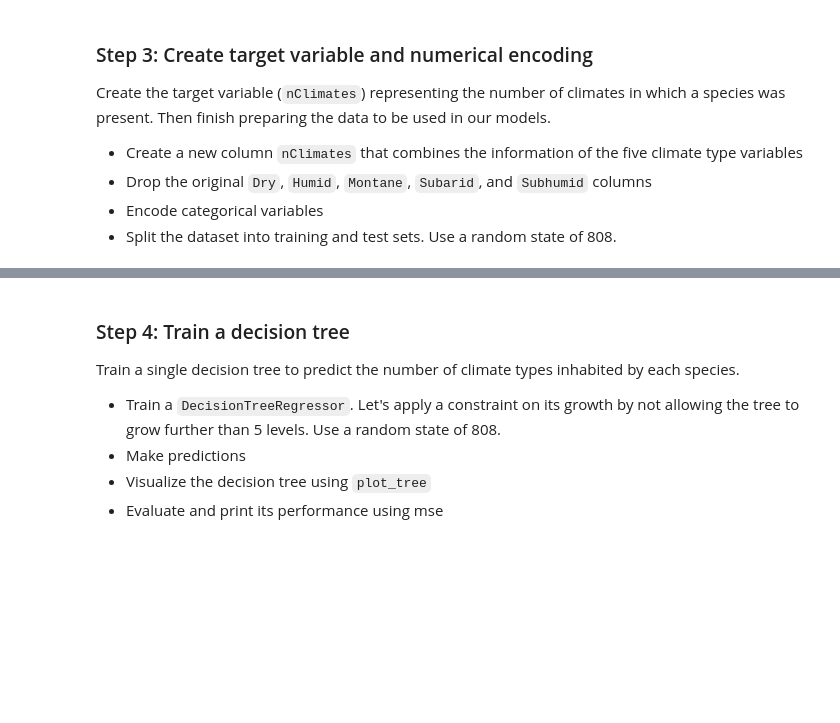
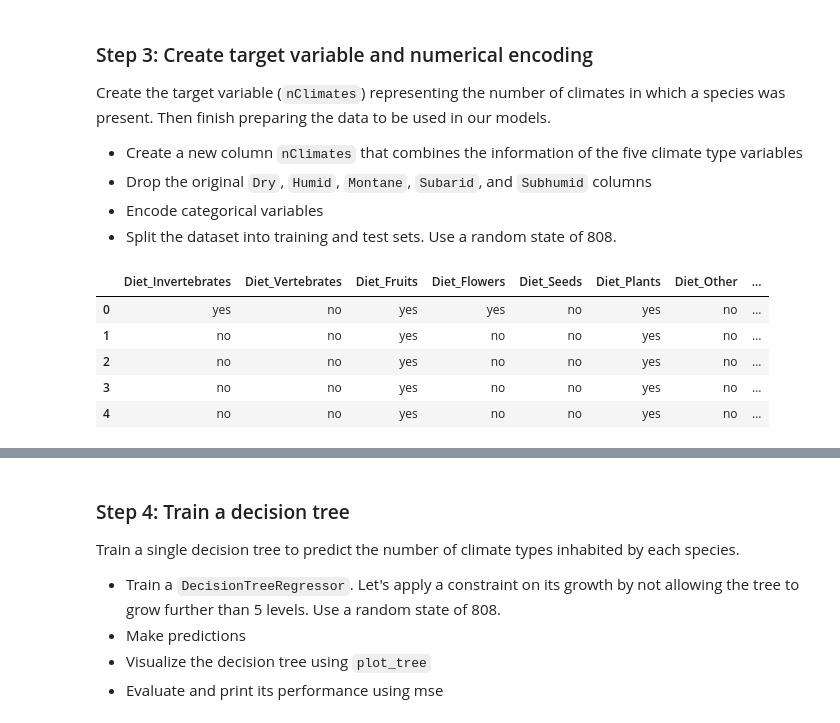
Before and after one commit to bgrazda/EDS232-labs, a Jupyter notebook: week6/lab6-mammal-traits.ipynb, the cells around one changed output, grey strips where cells are left out. Saved outputs shown, nothing was run; the diff lists cells and outputs as text; code cells hidden in the pictures; blank space fills up the shorter version.

```diff
--- a/week6/lab6-mammal-traits.ipynb
+++ b/week6/lab6-mammal-traits.ipynb
@@ -22,7 +23,7 @@ from sklearn.preprocessing import LabelEncoder
 Similar to last week, we will need to take some steps to get the data in a usable form. We again reformat the diet-related variable names to match this set: `Diet_Vertebrates`,
     `Diet_Fruits`, `Diet_Flowers`, `Diet_Seeds`, `Diet_Plants`, `Diet_Other`. Then drop columns that are not relevant functional traits or climate type variables.   Next, drop any remaining  variables that have greater than 40% of the observations missing. Print the final dataframe shape.
 # %%
-dat = pd.read_csv("/courses/EDS232/Data/MamTraitData.csv", encoding="ISO-8859-1").rename(columns={
+dat = pd.read_csv("/courses/EDS232/Data/MamTraitData.csv", encoding="ISO-8859-1", na_values = '-999').rename(columns={
     'Diet: invertebrates': 'Diet_Invertebrates',
     'Diet: vertebrates': 'Diet_Vertebrates',
     'Diet: fruits': 'Diet_Fruits',
@@ -33,12 +34,13 @@ dat = pd.read_csv("/courses/EDS232/Data/MamTraitData.csv", encoding="ISO-8859-1"
 })
 
 
+
 dat.drop(columns=['HabitatBreadth', 'ActivityCycle', 'ForagingStratum', 'GestationLength', 'LitterSize',
                  'InterbirthInterval', 'HomeRange', 'PopulationDensity', 'SocialGrpSize', 'Longevity'])
 
 
+dat = dat.loc[:, dat.isnull().sum() < 0.4*dat.shape[0]]
+print(dat.dtypes)
 
-
-print(f"Final DataFrame shape: ")
-dat.dtypes
+dat.head()
 # %% [output]
@@ -45,0 +71,15 @@ NameError: name 'pd' is not defined
+# %%
+print("Before imputing categorical variables:", dat.select_dtypes(include=['object']).isna().sum())
+
+# Separate categorical and numerical columns
+cat_cols = dat.select_dtypes(include=['object']).columns
+num_cols = dat.select_dtypes(include=['number']).columns
+
+# Impute categorical variables (mode)
+cat_imputed = dat[cat_cols].fillna(dat[cat_cols].mode().iloc[0])
+
+
+# Check to make sure there are no NAs
+print(cat_imputed.isna().sum())
+
+print(f"Final DataFrame shape: ", dat.shape)
@@ -50,0 +107,15 @@ Now impute the values of the missing data in the remaining numeric columns using
+# %%
+# Impute with KNN Imputer
+knn_impute = KNNImputer(n_neighbors = 5)
+
+# impute the numeric cols in dat dataframe, note that dat_knn_impute is a numpy array
+dat_knn_impute = knn_impute.fit_transform(dat[num_cols])
+
+# Create a new dataframe with the new imputed numeric values with the same columns and indices
+num_imputed_df = pd.DataFrame(dat_knn_impute, columns=num_cols, index=dat.index)
+
+# Concatenate imputed categorical and numerical data
+df_imputed = pd.concat([cat_imputed, num_imputed_df], axis=1)
+
+# Check to make sure there are no NAs
+df_imputed.isna().sum()
@@ -60,0 +149,9 @@ Create the target variable (`nClimates`) representing the  number of climates in
+# %%
+df_imputed.head()
+# %% [output]
+|  | Diet_Invertebrates | Diet_Vertebrates | Diet_Fruits | Diet_Flowers | Diet_Seeds | Diet_Plants | Diet_Other | ... |
+| 0 | yes | no | yes | yes | no | yes | no | ... |
+| 1 | no | no | yes | no | no | yes | no | ... |
+| 2 | no | no | yes | no | no | yes | no | ... |
+| 3 | no | no | yes | no | no | yes | no | ... |
+| 4 | no | no | yes | no | no | yes | no | ... |
```
Also changed, not shown: parts of 20 cells of this notebook, 4 other files.
